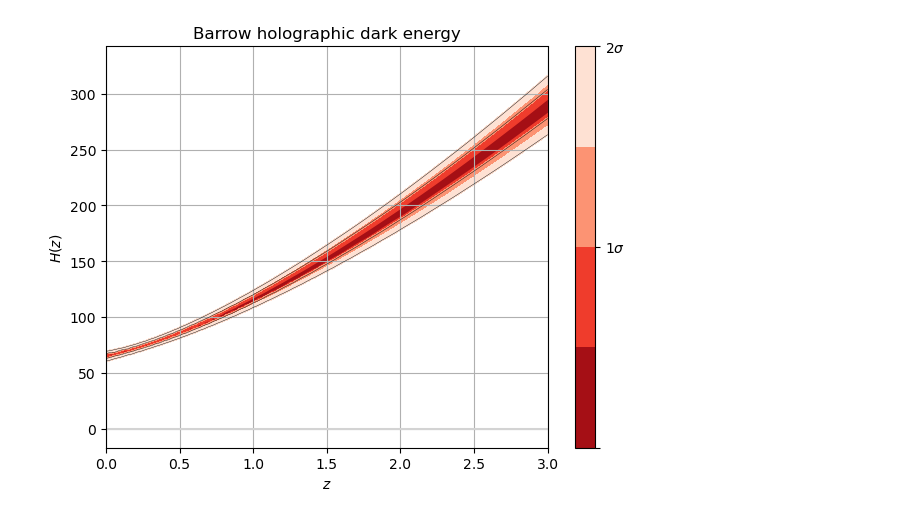
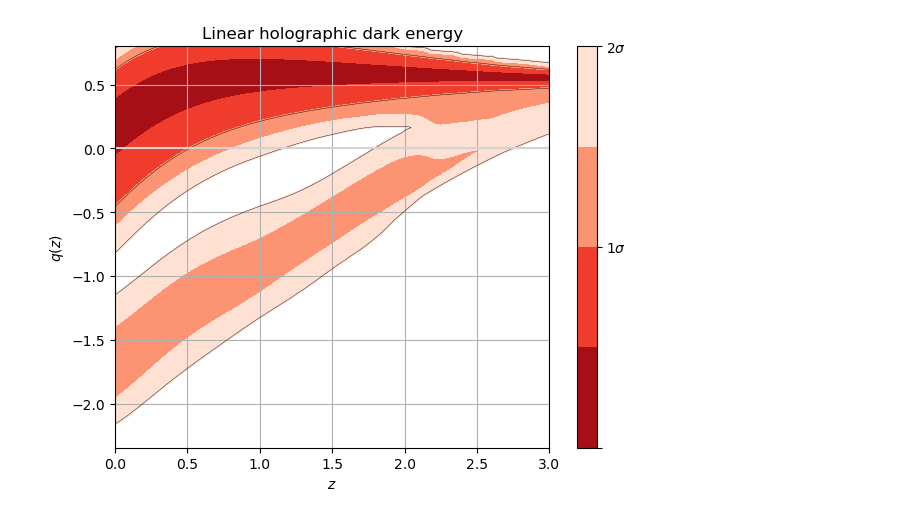
Before and after one commit to xlxnsxzpxtx/HolographicDE, a Jupyter notebook: Notebooks/fgivenx_hde.ipynb, the cells around one changed output. Drawn from its saved outputs; the diff is of its cells as text; code cells hidden in the pictures.

```diff
--- a/Notebooks/fgivenx_hde.ipynb
+++ b/Notebooks/fgivenx_hde.ipynb
@@ -73,81 +274,99 @@ plt.show()
 # %%
-# Barrow model
+'''
+Linear exponent
+f(z) = a + bz
+'''
 
-file_root = '/home/alfonsozapata/SimpleMC/simplemc/chains/Barrow/300test/'
-file_root += 'BHDE_phy_SN+HD+BBAO_nested_multi'
+file_rootl = '/home/alfonsozapata/SimpleMC/simplemc/chains/Linear/BLHDE/350test2/'
+file_rootl += 'LHDE_phy_SN+HD+BBAO_nested_multi'
 
-samples, weights = samples_from_getdist_chains(['Om', 'h','c','b'], file_root)
+samplesl, weightsl = samples_from_getdist_chains(['Om', 'h','c','b','a'], file_rootl)
 
-def BHDE(z, theta):
-    samples = theta
+def LHDE(z, theta):
+    samplesl = theta
     Om0 = theta[0]
     H0 = 100*theta[1]
     c_value = theta[2]
     b_value = theta[3]
+    a_value = theta[4]
     Ode0 = 1 - Om0
     #print(b_value)
     z_rs = np.linspace(0, 3, 100)
 
-    def model_bhde(Omega, z):
+    def model_lhde(Omega,z):
         x = np.log(1./(1+z))
-        Q = ((c_value**2)*np.exp(3*x))/((H0**2)*Om0)
+        C = 3*(c_value**2)
+        Q = (C*np.exp(3*x))/(3*(H0**2)*Om0)
         # Compute common terms
-        term1 = - (Omega*(1 - Omega))/(1+z)
+        term1 = - (Omega* (1 - Omega))/(1+z)
         sqrt_Omega_DE = np.sqrt(Omega)
-        term2_base = (c_value**2)**(-0.5)
+        term2_base = (C / 3 )**(-0.5)
         fraction_Q_Omega = Q * (1 - Omega) / Omega
 
     # Exponents
-        exponent1 = (b_value) / (2 * (b_value - 2))
-        exponent2 = 0
+        exponent1 = (a_value + b_value*z) / (2 * (a_value + b_value*z - 2))
+        exponent2 = (-b_value * (1 + z)) / (a_value + b_value*z - 2)
 
     # Calculate individual components of the right-hand side
-        rhs1 = sqrt_Omega_DE * term2_base * ((fraction_Q_Omega)**exponent1)*(2 - b_value)
-        rhs2 = 0
-        rhs3 = b_value + 1
+        rhs1 = sqrt_Omega_DE * term2_base * ((fraction_Q_Omega)**exponent1)*(2 - a_value - b_value* z)
+        rhs2 = np.log(fraction_Q_Omega**exponent2)
+        rhs3 = a_value + b_value*z + 1
 
     # Combine all terms to calculate dOmega_DE_dz
         rhs = rhs1 + rhs2 + rhs3
         dOmega_DE_dz = term1 * rhs
 
         return dOmega_DE_dz
 
 
-    sol_de = np.reshape(odeint(model_bhde, Ode0, z_rs),len(z_rs))
+    sol_del = np.reshape(odeint(model_lhde, Ode0, z_rs),len(z_rs))
     #plt.plot(z_rs, sol_de)
-    Om_de = interp1d(z_rs, sol_de, kind='cubic')
+    Om_de = interp1d(z_rs, sol_del, kind='cubic')
 
     def H_z(z):
         H = H0*((Om0*(1+z)**3)/(1-Om_de(z)))**0.5
         return H
 
-    #print(H_z(z))
+
     def w_eos(z):
-        x = np.log(1./(1+z))
-        Q = ((c_value**2)*np.exp(3*x))/((H0**2)*Om0)
-        w =  - (b_value +1)/3 + (((b_value-2)*np.sqrt(Om_de(z)))/3)*((c_value**2)**(-0.5))*((Q*(1-Om_de(z))/Om_de(z))**(b_value/(2*(b_value-2))))
-        return w
-    #plt.plot(z_rs,w_eos(z_rs))
-    return H_z(z)
-    #return H_z(z)
+        x = np.log(1. / (1 + z))
+        Q = ((c_value ** 2) * np.exp(3 * x)) / ((H0 ** 2) * Om0)
+
+        exponent1 = (a_value + b_value* z) / (2 * (a_value + b_value* z - 2))
+        exponent2 = 1. / (2 - a_value - b_value* z)
+
+        w_DE = -(a_value + b_value * z + 1) / 3 + ((a_value + b_value* z - 2) * np.sqrt(Om_de(z)) / 3) * ((c_value ** 2) ** (-0.5)) * ((Q * (1 - Om_de(z)) / Om_de(z)) ** exponent1) + ((1 + z)*b_value/ 3) * np.log((Q * (1 - Om_de(z)) / Om_de(z)) ** exponent2)
+        return w_DE
+
+
+    def q_z(z):
+        q = 1/2 + (3/2)*w_eos(z)*Om_de(z)
+        return q
+
+
+    #return w_eos(z)
+    #return Om_de(z)
+    return q_z(z)
 
 z = np.linspace(0.0000, 3, 100)
-#cbar = plot_contours(BHDE, z, samples, weights=weights, contour_line_levels=[1, 2],colors=plt.cm.Greens_r)
-cbar = plot_contours(BHDE, z, samples, weights=weights, contour_line_levels=[1, 2])
+#cbar = plot_contours(LHDE, z, samplesl, weights=weightsl, contour_line_levels=[1, 2],colors=plt.cm.Blues_r)
+cbar = plot_contours(LHDE, z, samplesl, weights=weightsl, contour_line_levels=[1, 2])
 cbar = plt.colorbar(cbar,ticks=[0,1,2])
 cbar.set_ticklabels(['',r'$1\sigma$',r'$2\sigma$'])
 
 
 lcdm = np.full(100, 0.0)
-plt.plot(z, lcdm, color='lightgrey')
+#plt.plot(z, lcdm,linestyle='--',color='darkslateblue')
+plt.plot(z, lcdm,color='lightgrey')
 plt.xscale('linear')
 plt.xlim(0.0, 3.0)
+#plt.ylim(-5,1.0)
 #plt.ylabel(r'$\omega(z)$')
-plt.ylabel(r'$H(z)$')
+plt.ylabel(r'$q(z)$')
 plt.xlabel(r'$z$')
 plt.tight_layout()
-plt.title('Barrow holographic dark energy')
+plt.title('Linear holographic dark energy')
 plt.grid()
 plt.show()
 # %% [output]
-[figure, old version]
+[figure, new version]
```
Also changed, not shown: parts of 8 cells of this notebook, 2 other files.
